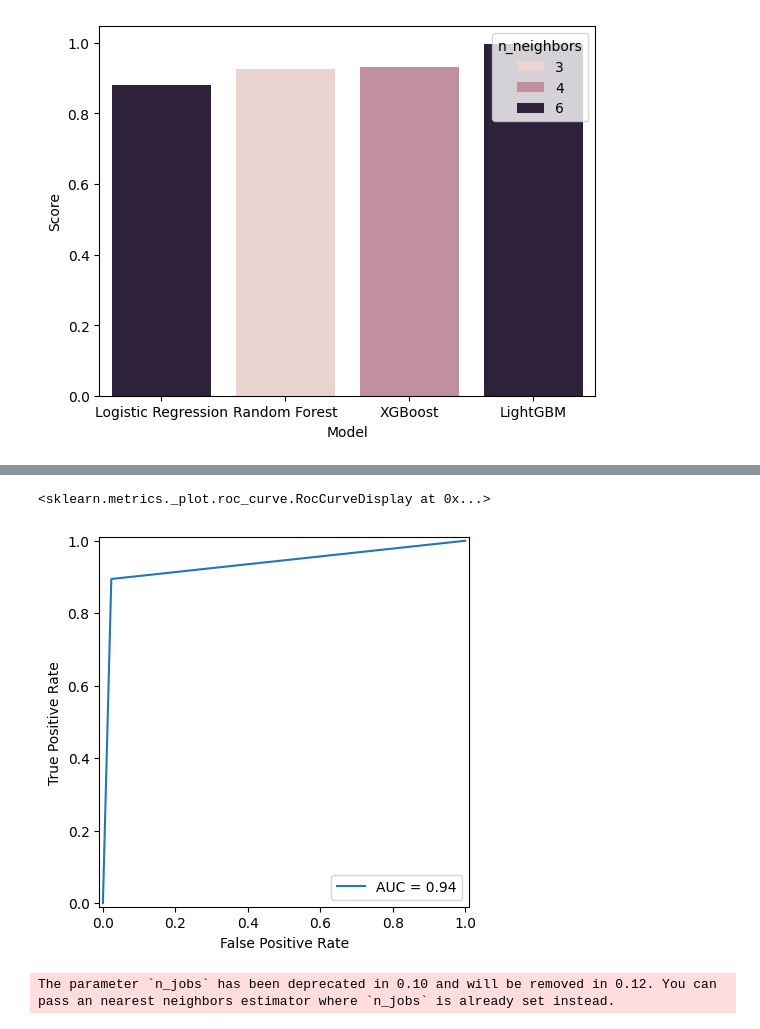
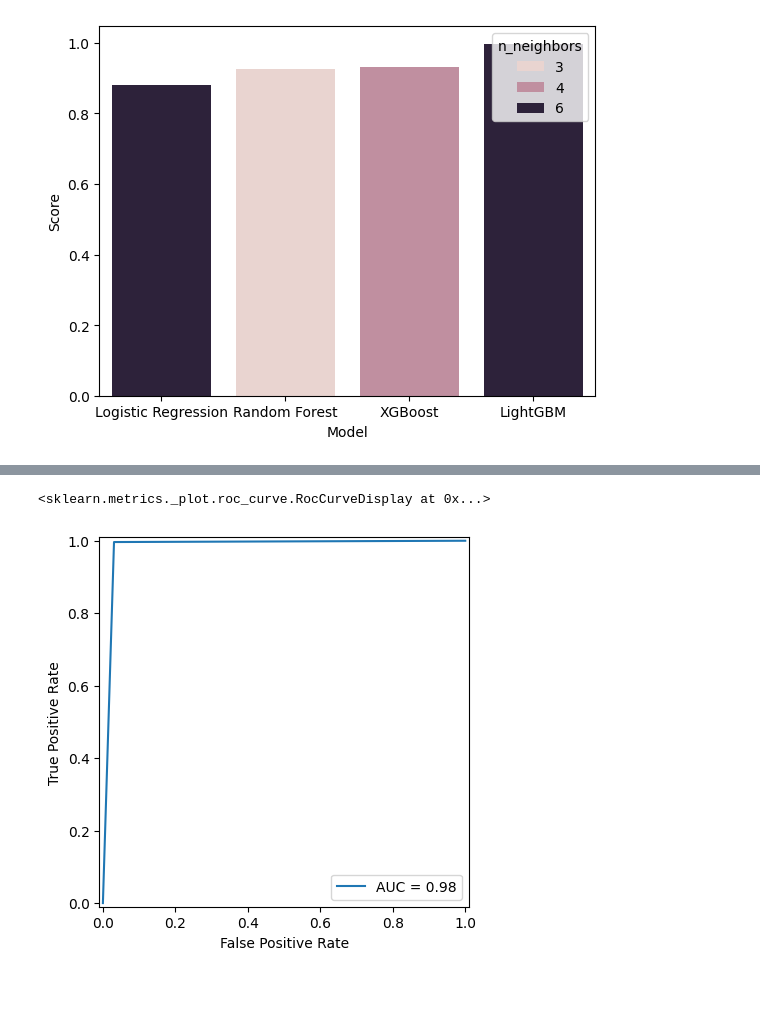
Before and after one commit to S84v/gst-analytics-hackathon, a Jupyter notebook: main.ipynb, the cells around one changed output, grey strips where cells are left out. Saved outputs shown, nothing was run; the diff lists cells and outputs as text; code cells hidden in the pictures; blank space fills up the shorter version.

```diff
--- a/main.ipynb
+++ b/main.ipynb
@@ -619,18 +772,12 @@ plt.show()
 # %%
-rep = metrics.classification_report(ytest['target'], ypred)
-recall = metrics.recall_score(ytest['target'], ypred)
-f1 = metrics.f1_score(ytest['target'], ypred)
-fpr, tpr, thresholds = metrics.roc_curve(ytest['target'], ypred)
+rep = metrics.classification_report(y_val_ravel, model_LGBM_pred)
+recall = metrics.recall_score(y_val_ravel, model_LGBM_pred)
+f1 = metrics.f1_score(y_val_ravel, model_LGBM_pred)
+fpr, tpr, thresholds = metrics.roc_curve(y_val_ravel, model_LGBM_pred)
 roc_auc = metrics.auc(fpr, tpr)
+
+display = metrics.RocCurveDisplay(fpr = fpr, tpr = tpr, roc_auc = roc_auc)
+display.plot()
+# %% [output]
+<sklearn.metrics._plot.roc_curve.RocCurveDisplay at 0x...>
+[figure, added]
-# %%
-display = metrics.RocCurveDisplay(fpr = fpr, tpr = tpr, roc_auc = roc_auc)
-display.plot()
-# %% [output]
-<sklearn.metrics._plot.roc_curve.RocCurveDisplay at 0x...>
-[figure, removed]
-# %%
-smote = SMOTE(random_state = 0, k_neighbors=5, n_jobs = -1)
-
-xres, yres = smote.fit_resample(xtrain_imp, ytrain['target'])
-# %% [output]
-The parameter `n_jobs` has been deprecated in 0.10 and will be removed in 0.12. You can pass an nearest neighbors estimator where `n_jobs` is already set instead.
```
Also changed, not shown: parts of 14 cells of this notebook.
